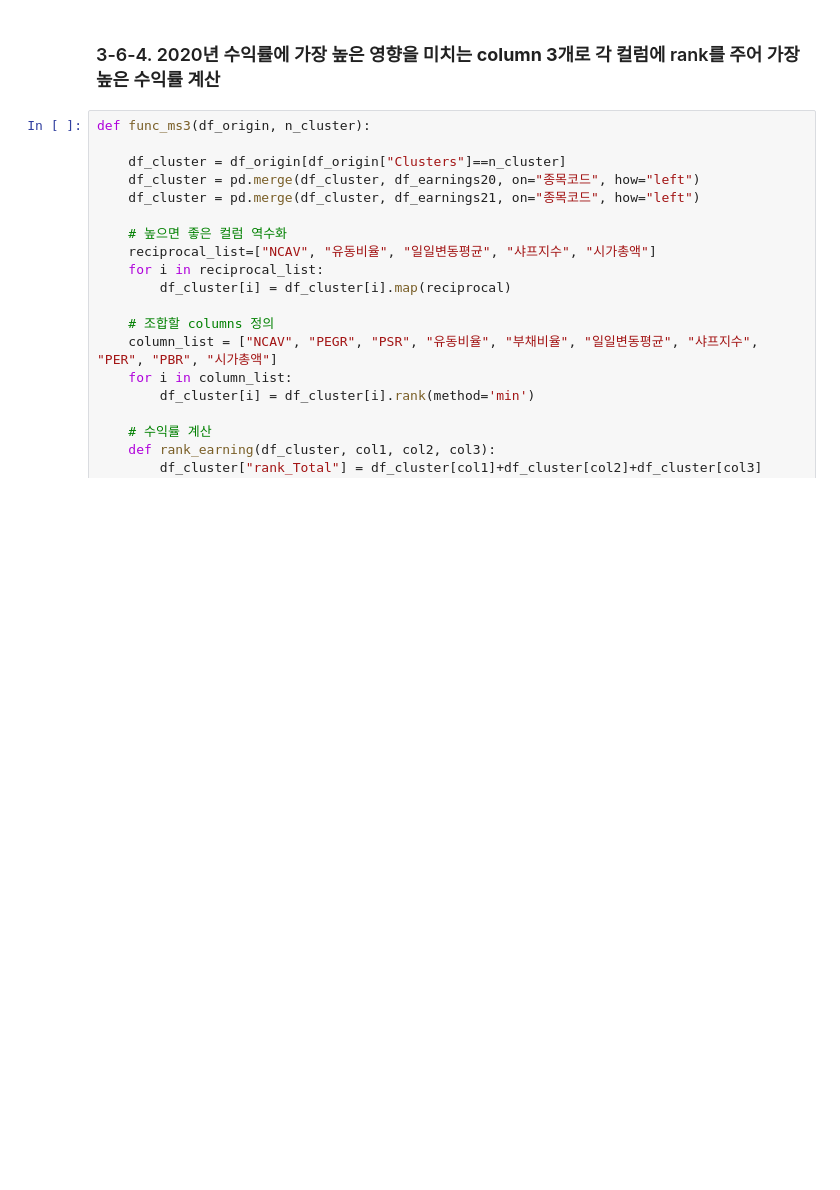
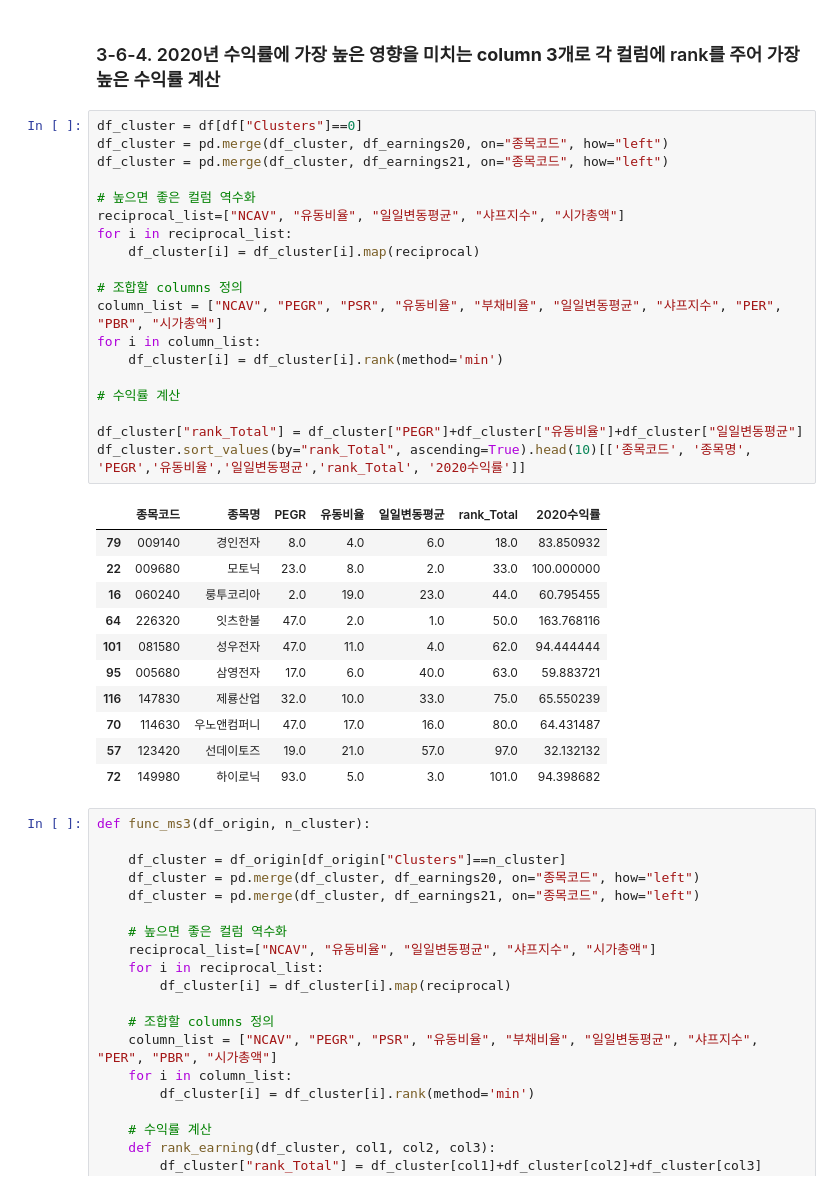
Before and after one commit to chulwonchae/customized_portfolio_pj, a Jupyter notebook: 2.PCA&Clustering.ipynb, the cells around one changed output. Drawn from its saved outputs; the diff is of its cells as text; blank space fills up the shorter version.

```diff
--- a/2.PCA&Clustering.ipynb
+++ b/2.PCA&Clustering.ipynb
@@ -844,6 +856,37 @@ func_ms2(df, 10).head(10)
 | 0 | -6.688234 | 238.806445 | 부채비율 | PER |
 # %% [markdown]
 ### 3-6-4. 2020년 수익률에 가장 높은 영향을 미치는 **column 3개로** 각 컬럼에 rank를 주어 가장 높은 수익률 계산
+# %%
+df_cluster = df[df["Clusters"]==0]
+df_cluster = pd.merge(df_cluster, df_earnings20, on="종목코드", how="left")
+df_cluster = pd.merge(df_cluster, df_earnings21, on="종목코드", how="left")
+
+# 높으면 좋은 컬럼 역수화
+reciprocal_list=["NCAV", "유동비율", "일일변동평균", "샤프지수", "시가총액"]
+for i in reciprocal_list:
+    df_cluster[i] = df_cluster[i].map(reciprocal)
+
+# 조합할 columns 정의
+column_list = ["NCAV", "PEGR", "PSR", "유동비율", "부채비율", "일일변동평균", "샤프지수", "PER", "PBR", "시가총액"]
+for i in column_list:
+    df_cluster[i] = df_cluster[i].rank(method='min')
+
+# 수익률 계산
+
+df_cluster["rank_Total"] = df_cluster["PEGR"]+df_cluster["유동비율"]+df_cluster["일일변동평균"]
+df_cluster.sort_values(by="rank_Total", ascending=True).head(10)[['종목코드', '종목명', 'PEGR','유동비율','일일변동평균','rank_Total', '2020수익률']]
+# %% [output]
+|  | 종목코드 | 종목명 | PEGR | 유동비율 | 일일변동평균 | rank_Total | 2020수익률 |
+| 79 | 009140 | 경인전자 | 8.0 | 4.0 | 6.0 | 18.0 | 83.850932 |
+| 22 | 009680 | 모토닉 | 23.0 | 8.0 | 2.0 | 33.0 | 100.000000 |
+| 16 | 060240 | 룽투코리아 | 2.0 | 19.0 | 23.0 | 44.0 | 60.795455 |
+| 64 | 226320 | 잇츠한불 | 47.0 | 2.0 | 1.0 | 50.0 | 163.768116 |
+| 101 | 081580 | 성우전자 | 47.0 | 11.0 | 4.0 | 62.0 | 94.444444 |
+| 95 | 005680 | 삼영전자 | 17.0 | 6.0 | 40.0 | 63.0 | 59.883721 |
+| 116 | 147830 | 제룡산업 | 32.0 | 10.0 | 33.0 | 75.0 | 65.550239 |
+| 70 | 114630 | 우노앤컴퍼니 | 47.0 | 17.0 | 16.0 | 80.0 | 64.431487 |
+| 57 | 123420 | 선데이토즈 | 19.0 | 21.0 | 57.0 | 97.0 | 32.132132 |
+| 72 | 149980 | 하이로닉 | 93.0 | 5.0 | 3.0 | 101.0 | 94.398682 |
 # %%
 def func_ms3(df_origin, n_cluster):
 
```
Also changed, not shown: parts of 15 cells of this notebook, 14 other files.
